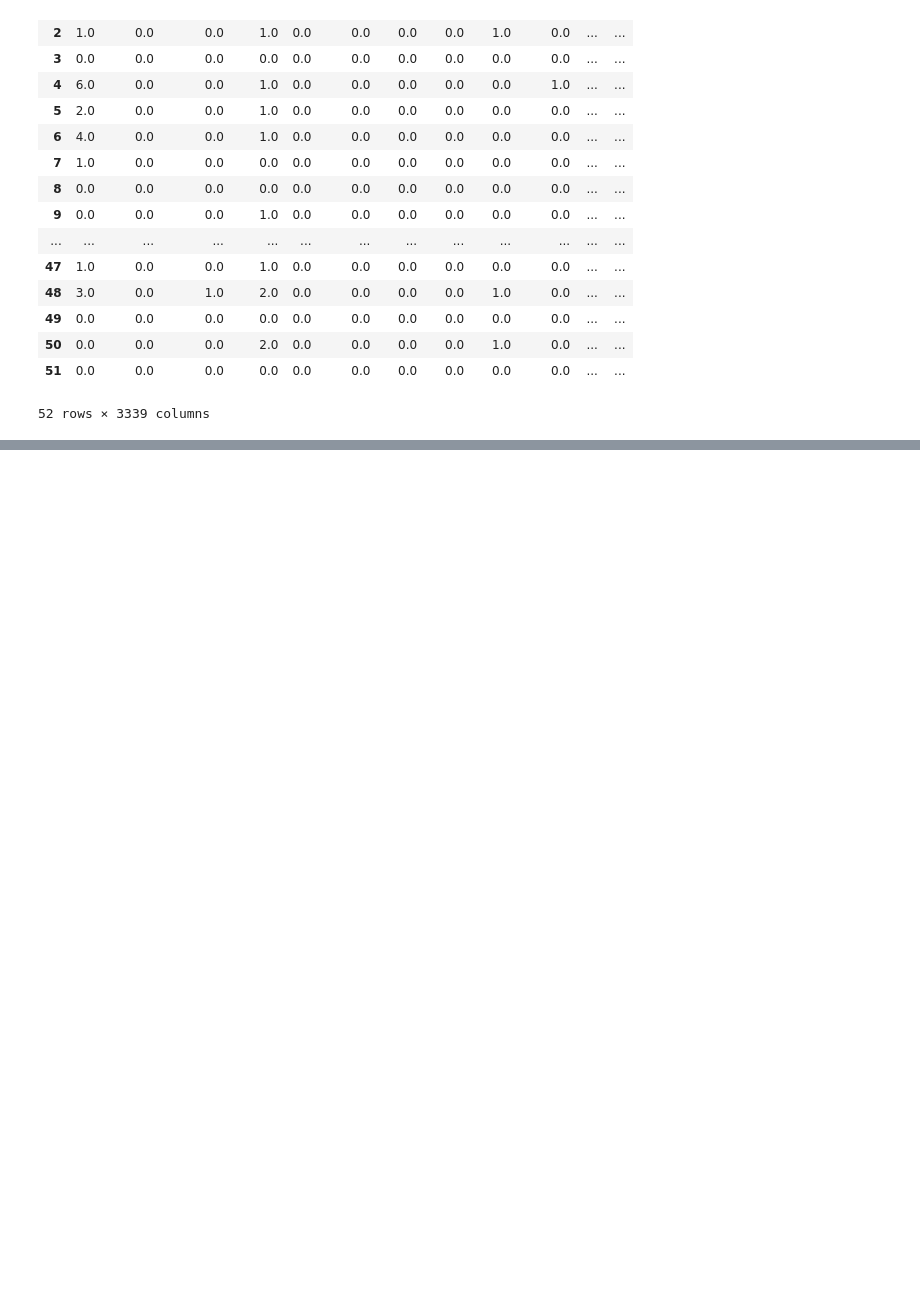
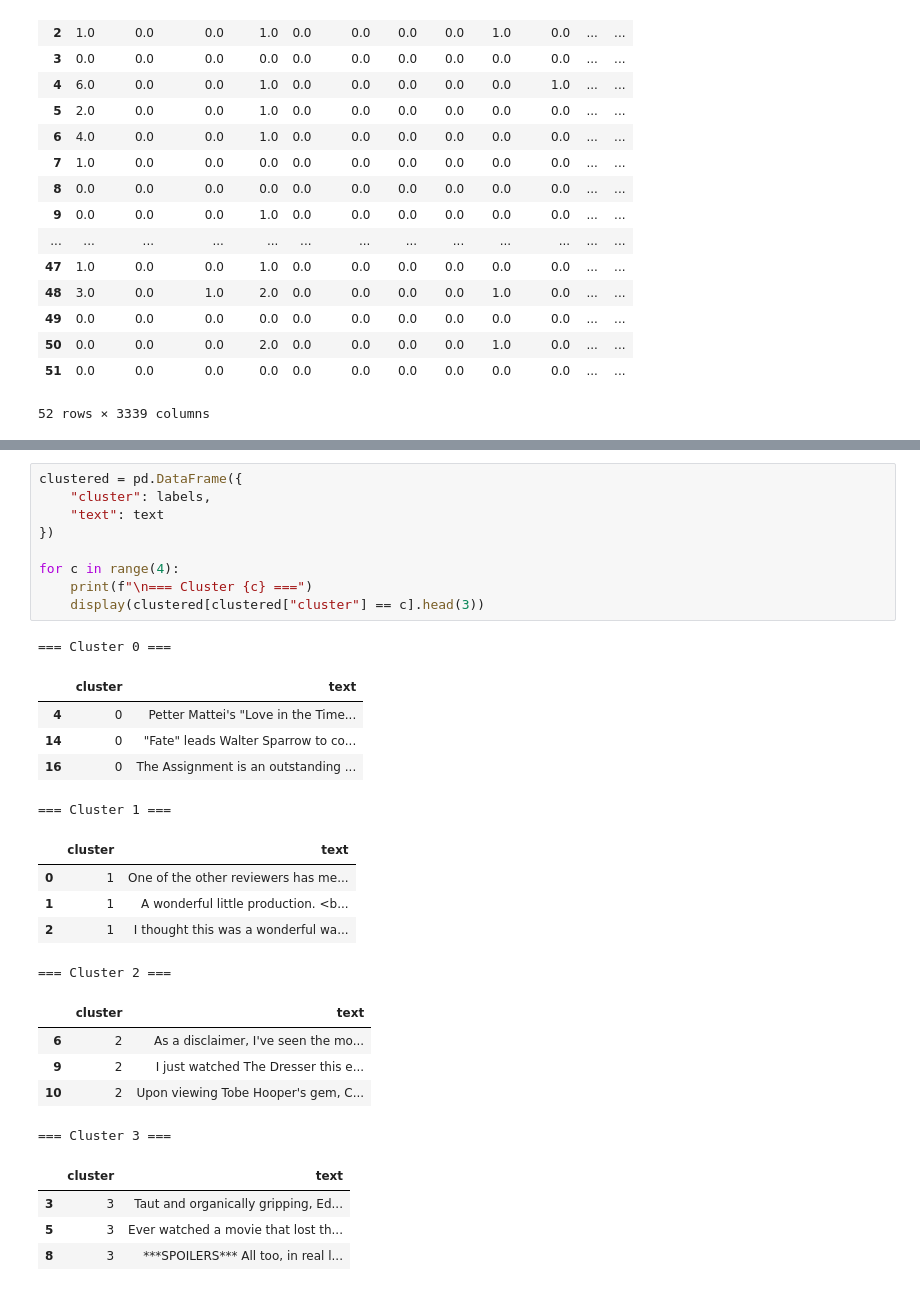
Before and after one commit to ConnorFair36/CMSC_436_Project4, a Jupyter notebook: Project4Code.ipynb, the cells around one changed output, grey strips where cells are left out. Drawn from its saved outputs; the diff is of its cells as text; blank space fills up the shorter version.

```diff
--- a/Project4Code.ipynb
+++ b/Project4Code.ipynb
@@ -77,0 +172,30 @@ TDM
+# %%
+clustered = pd.DataFrame({
+    "cluster": labels,
+    "text": text
+})
+
+for c in range(4):
+    print(f"\n=== Cluster {c} ===")
+    display(clustered[clustered["cluster"] == c].head(3))
+# %% [output]
+=== Cluster 0 ===
+|  | cluster | text |
+| 4 | 0 | Petter Mattei's "Love in the Time... |
+| 14 | 0 | "Fate" leads Walter Sparrow to co... |
+| 16 | 0 | The Assignment is an outstanding ... |
+=== Cluster 1 ===
+|  | cluster | text |
+| 0 | 1 | One of the other reviewers has me... |
+| 1 | 1 | A wonderful little production. <b... |
+| 2 | 1 | I thought this was a wonderful wa... |
+=== Cluster 2 ===
+|  | cluster | text |
+| 6 | 2 | As a disclaimer, I've seen the mo... |
+| 9 | 2 | I just watched The Dresser this e... |
+| 10 | 2 | Upon viewing Tobe Hooper's gem, C... |
+=== Cluster 3 ===
+|  | cluster | text |
+| 3 | 3 | Taut and organically gripping, Ed... |
+| 5 | 3 | Ever watched a movie that lost th... |
+| 8 | 3 | ***SPOILERS*** All too, in real l... |
```
Also changed, not shown: parts of 5 cells of this notebook.
